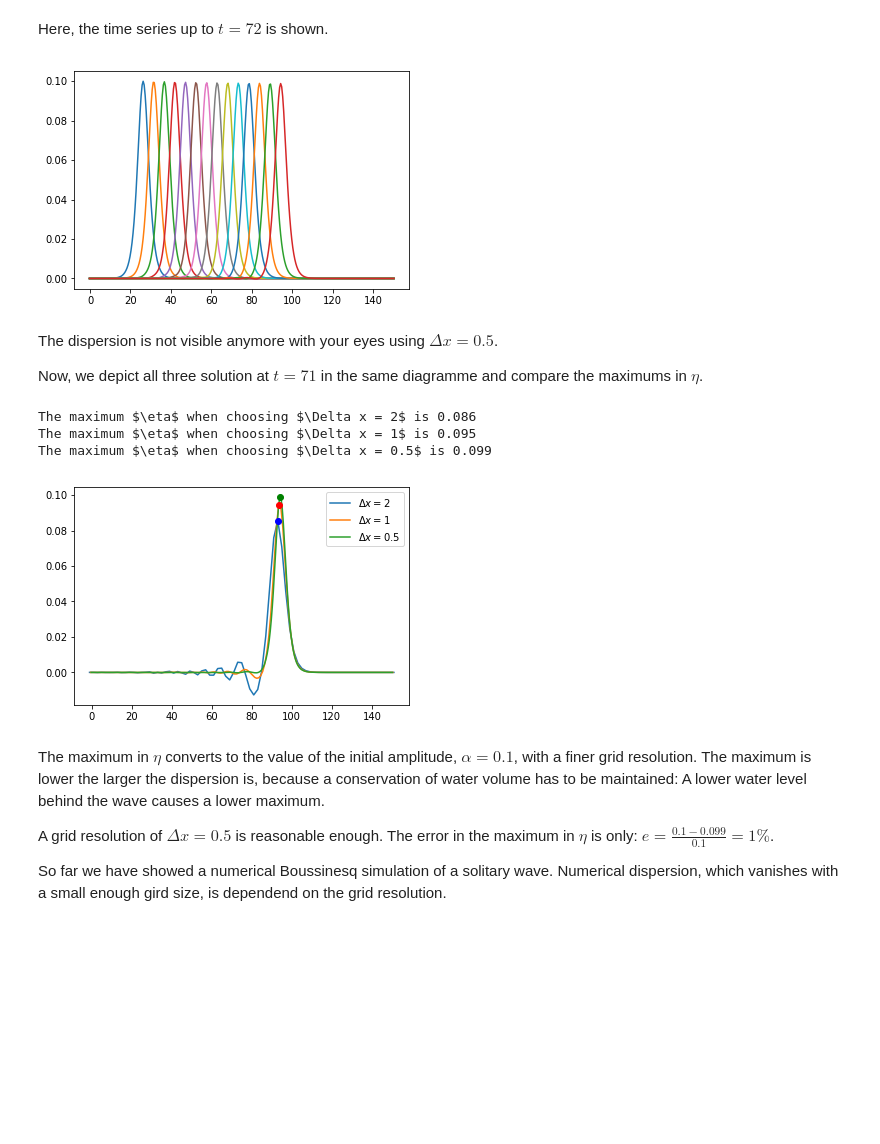
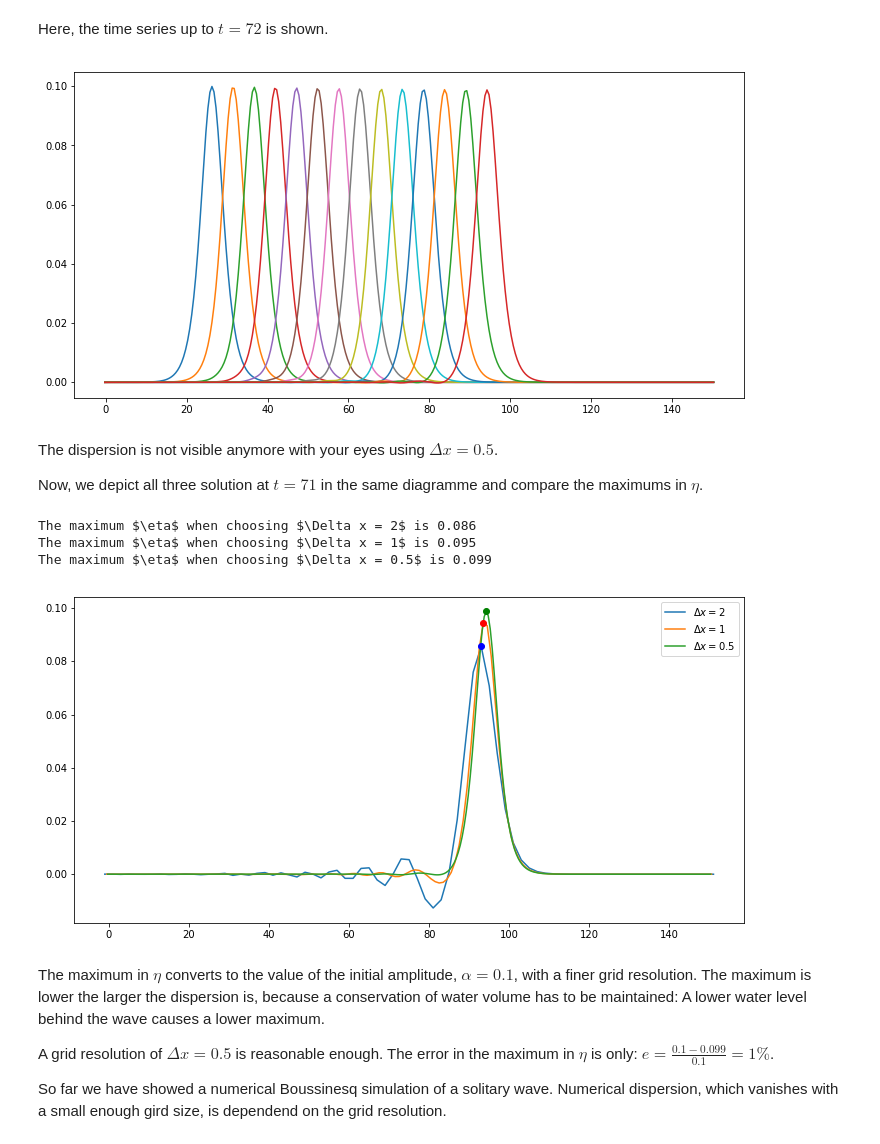
Before and after one commit to Reyna-RT/MEK9320, a Jupyter notebook: Second Assignment results.ipynb, the cells around one changed output. Saved outputs shown, nothing was run; the diff lists cells and outputs as text; code cells hidden in the pictures; blank space fills up the shorter version.

```diff
--- a/Second Assignment results.ipynb
+++ b/Second Assignment results.ipynb
@@ -133,12 +143,14 @@ plt.plot(a[0],a[1])
 # %% [markdown]
 Here, the time series up to $t = 72$ is shown.
 # %%
+fig = plt.figure(figsize=(12, 6))
+ax = fig.add_subplot(1, 1,1)
 for i in np.arange(6,72,5):
     num = str(i)
     a = np.loadtxt('flat_results/flathf/eta'+num,unpack=True)
     plt.plot(a[0], a[1])
 # %% [output]
-[figure, old version]
+[figure, new version]
 # %% [markdown]
 The dispersion is not visible anymore with your eyes using $\Delta x = 0.5$.
 
@@ -149,7 +161,8 @@ num = '71'
 a = np.loadtxt('flat_results/flat2/eta'+num,unpack=True)
 b = np.loadtxt('flat_results/flat1/eta'+num,unpack=True)
 c = np.loadtxt('flat_results/flathf/eta'+num,unpack=True)
-
+fig = plt.figure(figsize=(12, 6))
+ax = fig.add_subplot(1, 1,1)
 plt.plot(a[0], a[1], label='$\Delta x = 2$')
 plt.plot(b[0], b[1], label='$\Delta x = 1$')
 plt.plot(c[0], c[1], label='$\Delta x = 0.5$')
@@ -170,7 +183,7 @@ print('The maximum $\eta$ when choosing $\Delta x = 0.5$ is %.3f' %max3)
 The maximum $\eta$ when choosing $\Delta x = 2$ is 0.086
 The maximum $\eta$ when choosing $\Delta x = 1$ is 0.095
 The maximum $\eta$ when choosing $\Delta x = 0.5$ is 0.099
-[figure, old version]
+[figure, new version]
 # %% [markdown]
 The maximum in $\eta$ converts to the value of the initial amplitude, $\alpha = 0.1$, with a finer grid resolution. The maximum is lower the larger the dispersion is, because a conservation of water volume has to be maintained: A lower water level behind the wave causes a lower maximum.
 
```
Also changed, not shown: parts of 49 cells of this notebook.
